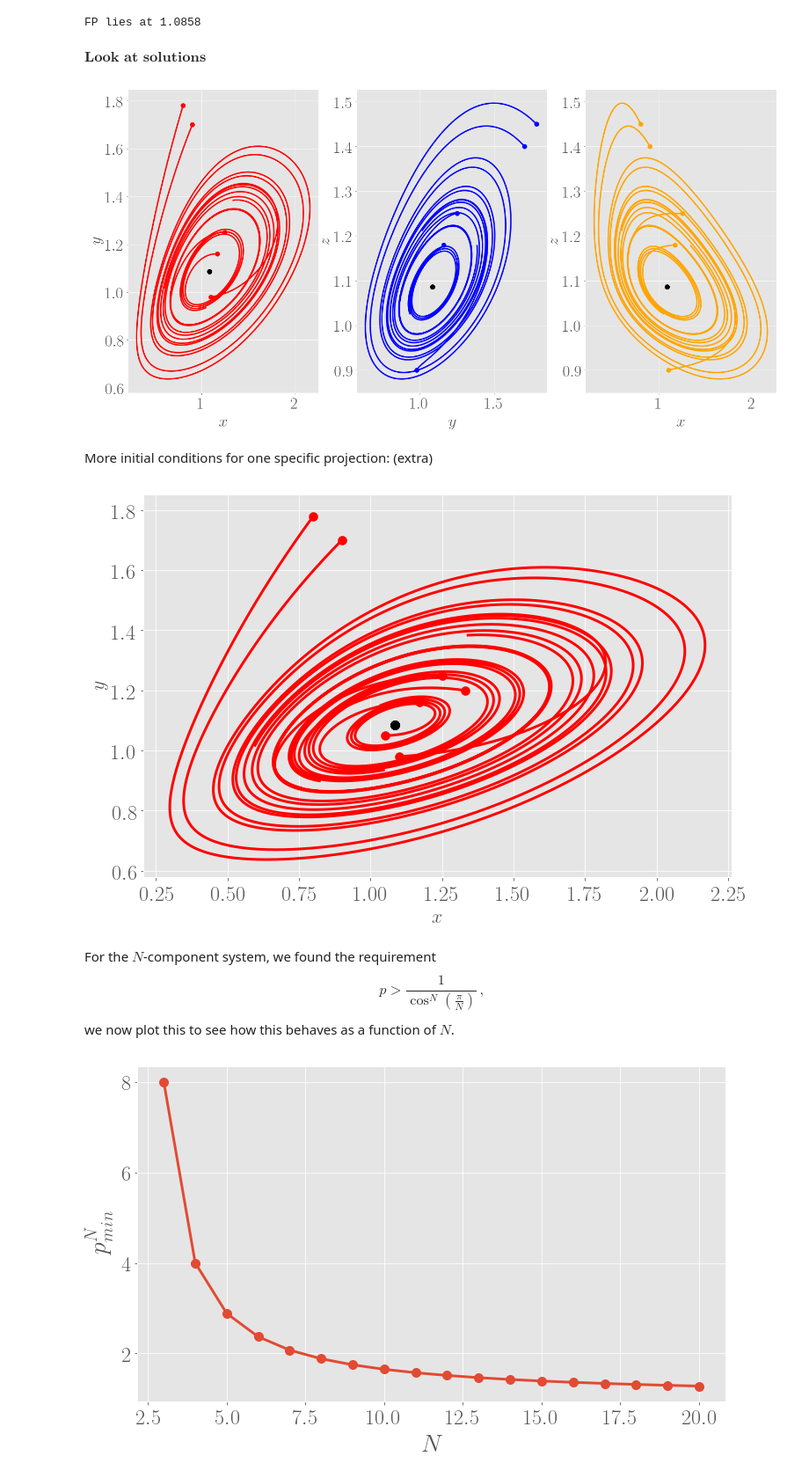
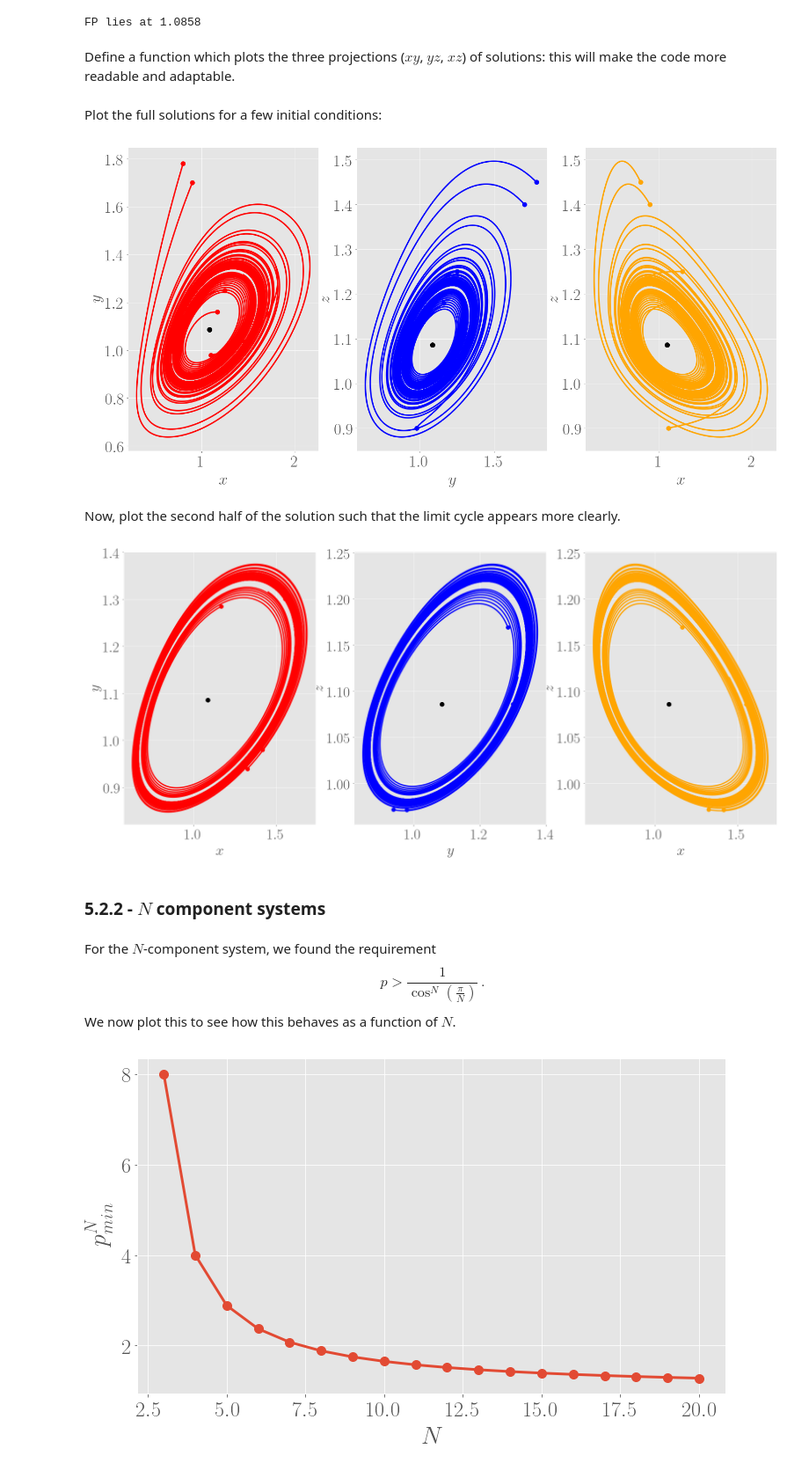
Before and after one commit to ThibeauWouters/Physical-Modelling-of-Complex-Systems, a Jupyter notebook: Assignment 5/Assignment 5.ipynb, the cells around one changed output. Shown at 88% size. Drawn from its saved outputs; the diff is of its cells as text; code cells hidden in the pictures.

```diff
--- a/Assignment 5/Assignment 5.ipynb
+++ b/Assignment 5/Assignment 5.ipynb
@@ -69,11 +69,14 @@ def find_xi(b, p):
 Define the right hand sides of the differential equations in the Goodwin Model:
 # %%
 def F1(x, y, z, b, p):
+    '''x dot in Goodwin model'''
     return 1/(1+z**p) - b*x
 # %%
 def F2(x, y, z, b):
+    '''y dot in Goodwin model'''
     return b*(x - y)
 # %%
 def F3(x, y, z, b):
+    '''z dot in Goodwin model'''
     return b*(y - z)
 # %% [markdown]
@@ -124,6 +132,6 @@ plt.show()
 print('FP lies at %0.4f' % xi)
 # %% [output]
 FP lies at 1.0858
-# %% [markdown]
-$ \textbf{Look at solutions} $
+# %% [markdown]
+Define a function which plots the three projections ($xy$, $yz$, $xz$) of solutions: this will make the code more readable and adaptable.
 # %%
@@ -148,14 +154,18 @@ def plot_Goodwin_solutions(x, y, z, colors = ('red', 'blue', 'orange')):
     ax3. scatter(xi, xi, color = 'black', zorder = 10)
+# %% [markdown]
+Plot the full solutions for a few initial conditions:
 # %%
 fig, ((ax1, ax2, ax3)) = plt.subplots(1, 3, figsize = (25, 12))
 
-t_vals = np.arange(0, 50, 0.0001)
+t_vals = np.arange(0, 200, 0.0001)
 
 initial_conditions = [(1.1, 0.98, 0.9), (1.17, 1.16, 1.18), (1.25, 1.25, 1.25), (0.9, 1.7, 1.4), (0.8, 1.78, 1.45)]
 
 for initial in initial_conditions:
     x, y, z = solve_Goodwin(F1, F2, F3, t_vals, initial, b, p)
-    plot_Goodwin_solutions(x, y, z, colors = ('red', 'blue', 'orange'))
+
+    # Note: this plot function is defined above, and plots the three projections on three axes
+    plot_Goodwin_solutions(x, y, z)
 
 
 # Make fancy, save and show
@@ -177,35 +187,46 @@ for ax in [ax1, ax2, ax3]:
 #plt.savefig('Goodwin_solutions.pdf', bbox_inches = 'tight')
 plt.show()
 # %% [output]
-[figure, old version]
+[figure, new version]
-# %% [markdown]
-More initial conditions for one specific projection: (extra)
+# %% [markdown]
+Now, plot the second half of the solution such that the limit cycle appears more clearly.
 # %%
-plt.subplots(figsize = (12, 8))
+fig, ((ax1, ax2, ax3)) = plt.subplots(1, 3, figsize = (28, 12))
 
-t_vals = np.arange(0, 50, 0.0001)
+t_vals = np.arange(0, 200, 0.0001)
 
-initial_conditions = [(1.1, 0.98, 0.9), (1.17, 1.16, 1.18), (1.25, 1.25, 1.25), (0.9, 1.7, 1.4), (0.8, 1.78, 1.45), (1.33, 1.2, 1.2), (1.05, 1.05, 1.05)]
+initial_conditions = [(1.1, 0.98, 0.9), (1.17, 1.16, 1.18), (1.25, 1.25, 1.25), (0.9, 1.7, 1.4), (0.8, 1.78, 1.45)]
 
 for initial in initial_conditions:
     x, y, z = solve_Goodwin(F1, F2, F3, t_vals, initial, b, p)
 
-    plt.plot(x, y, color = 'red')
-    plt.scatter(x[0], y[0], color = 'red')
-    plt.scatter(xi, xi, color = 'black', zorder = 10)
+    # Note, I plot only the second half of the solutions: I let the system 'equilibrate' for some time
+    plot_Goodwin_solutions(x[len(x)//2:], y[len(x)//2:], z[len(x)//2:])
 
 
 # Make fancy, save and show
 
-f = 22 # fontsize, since the plots are big
-plt.xlabel(r'$x$', fontsize = f)
-plt.ylabel(r'$y$', fontsize = f)
+f = 35 # fontsize, since the plots are big
+ax1.set_xlabel(r'$x$', fontsize = f)
+ax1.set_ylabel(r'$y$', fontsize = f)
 
-plt.savefig('Goodwin_solution_xy.pdf', bbox_inches = 'tight')
+ax2.set_xlabel(r'$y$', fontsize = f)
+ax2.set_ylabel(r'$z$', fontsize = f)
+
+ax3.set_xlabel(r'$x$', fontsize = f)
+ax3.set_ylabel(r'$z$', fontsize = f)
+
+for ax in [ax1, ax2, ax3]:
+    ax.tick_params(axis = 'x', labelsize = f)
+    ax.tick_params(axis = 'y', labelsize = f)
+
+#plt.savefig('Goodwin_solutions_second_half.pdf', bbox_inches = 'tight')
 plt.show()
 # %% [output]
-[figure, old version]
+[figure, new version]
+# %% [markdown]
+### 5.2.2 - $N$ component systems
 # %% [markdown]
-For the $N$-component system, we found the requirement $$ p > \frac{1}{\cos^N\left( \frac{\pi}{N}\right)} \, , $$ we now plot this to see how this behaves as a function of $N$.
+For the $N$-component system, we found the requirement $$ p > \frac{1}{\cos^N\left( \frac{\pi}{N}\right)} \, . $$ We now plot this to see how this behaves as a function of $N$.
 # %%
 plt.figure(figsize = (12, 7))
```
Also changed, not shown: parts of 13 cells of this notebook, 2 other files.
